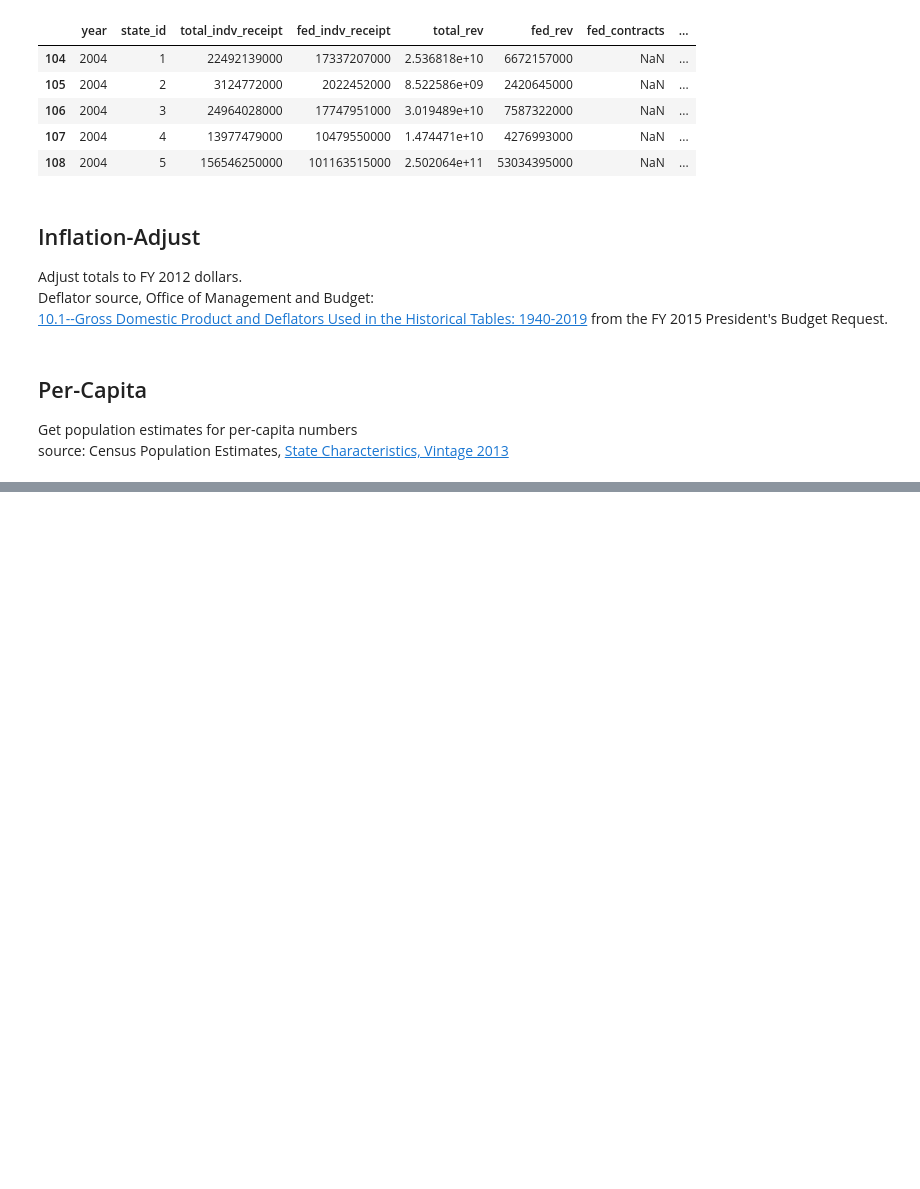
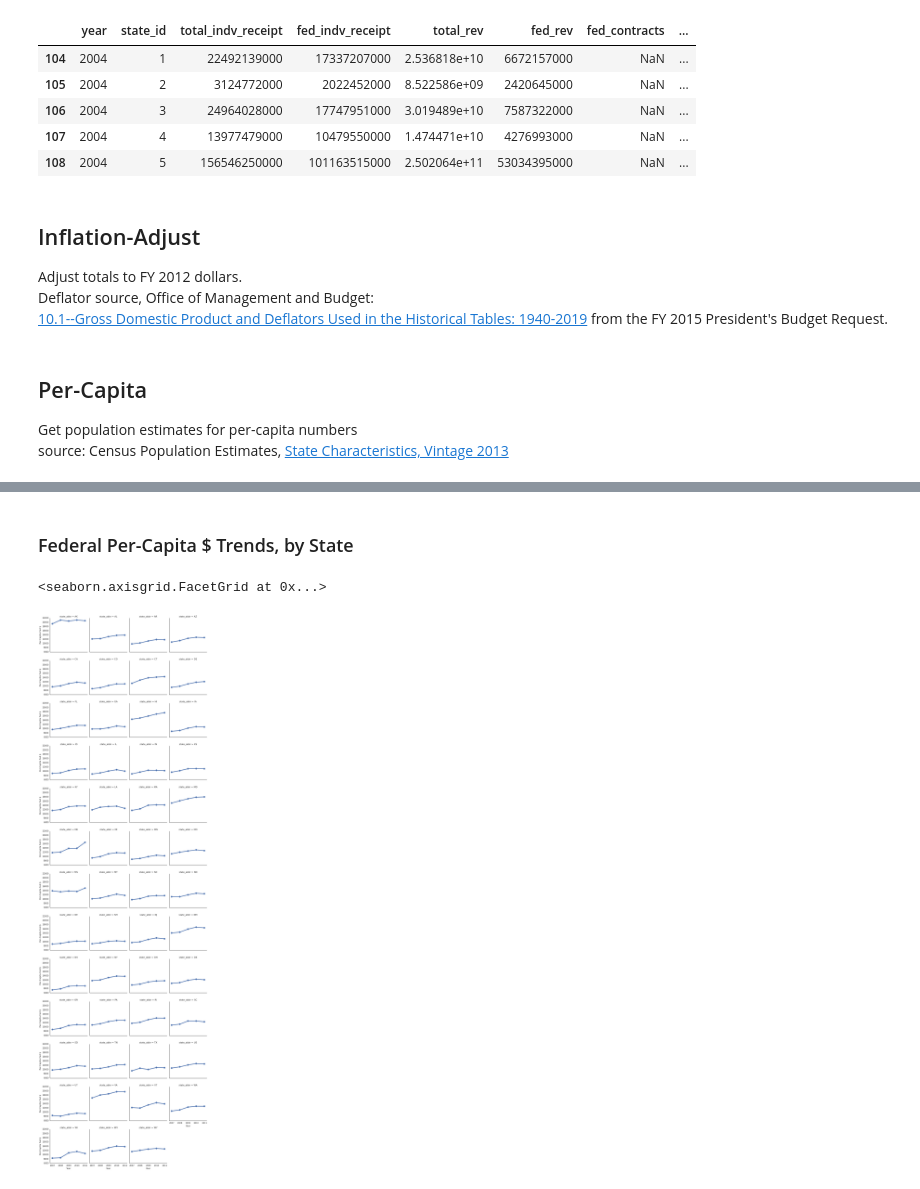
Before and after one commit to bsweger/nerdsummit, a Jupyter notebook: State Smart - Federal Funds in 50 States.ipynb, the cells around one changed output, grey strips where cells are left out. Saved outputs shown, nothing was run; the diff lists cells and outputs as text; code cells hidden in the pictures; blank space fills up the shorter version.

```diff
--- a/State Smart - Federal Funds in 50 States.ipynb
+++ b/State Smart - Federal Funds in 50 States.ipynb
@@ -244,0 +244,13 @@ grid.map(plt.plot, "year", "total_adj", marker="o", ms=4)
+# %% [markdown]
+### Federal Per-Capita $ Trends, by State
+# %%
+year = [2007,2008,2009,2010,2011]
+viz = all[all['year'].isin(year)]
+viz = viz[~viz['state_abbr'].isin(['DC'])]
+viz['per_capita'] = viz['total_adj']/viz['pop']
+g = sns.FacetGrid(viz, col='state_abbr', col_wrap=4)
+g.map(sns.pointplot, 'year', 'per_capita')
+g.set_axis_labels("Year", "Per-Capita Fed $")
+# %% [output]
+<seaborn.axisgrid.FacetGrid at 0x...>
+[figure, added]
```
Also changed, not shown: parts of 7 cells of this notebook.
